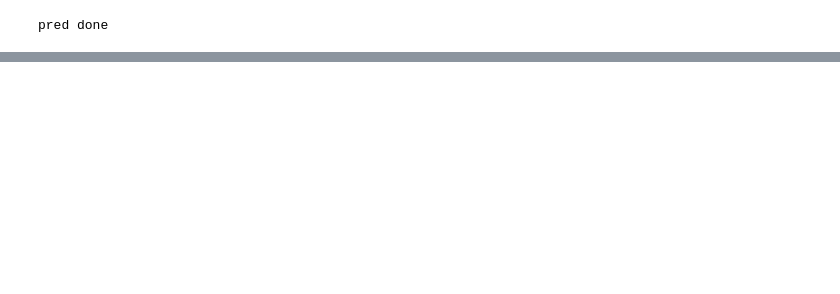
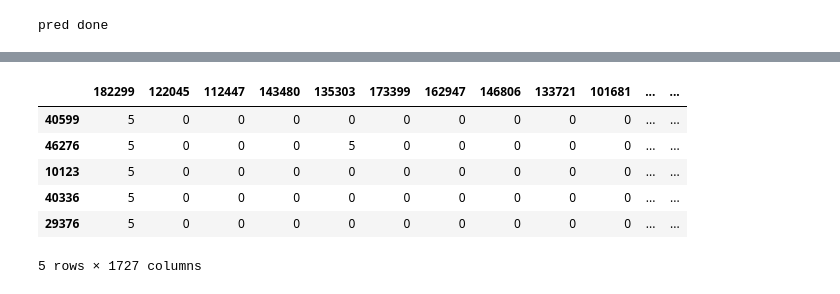
Before and after one commit to AmineSdk/RecommenderSystem, a Jupyter notebook: CF_Autoencoder.ipynb, the cells around one changed output, grey strips where cells are left out. Drawn from its saved outputs; the diff is of its cells as text; code cells hidden in the pictures; blank space fills up the shorter version.

```diff
--- a/CF_Autoencoder.ipynb
+++ b/CF_Autoencoder.ipynb
@@ -233,6 +286,14 @@ df_mat_filled
 # %%
 df_mat_filled1 = pd.read_csv('/content/epinions_user_item_filled_75K_matrix_100k_leaning.csv')
 # %%
-df_mat
+df_mat.head()
+# %% [output]
+|  | 182299 | 122045 | 112447 | 143480 | 135303 | 173399 | 162947 | 146806 | 133721 | 101681 | ... | ... |
+| 40599 | 5 | 0 | 0 | 0 | 0 | 0 | 0 | 0 | 0 | 0 | ... | ... |
+| 46276 | 5 | 0 | 0 | 0 | 5 | 0 | 0 | 0 | 0 | 0 | ... | ... |
+| 10123 | 5 | 0 | 0 | 0 | 0 | 0 | 0 | 0 | 0 | 0 | ... | ... |
+| 40336 | 5 | 0 | 0 | 0 | 0 | 0 | 0 | 0 | 0 | 0 | ... | ... |
+| 29376 | 5 | 0 | 0 | 0 | 0 | 0 | 0 | 0 | 0 | 0 | ... | ... |
+5 rows × 1727 columns
 # %%
 df_mat_filled1
```
Also changed, not shown: parts of 21 cells of this notebook.
